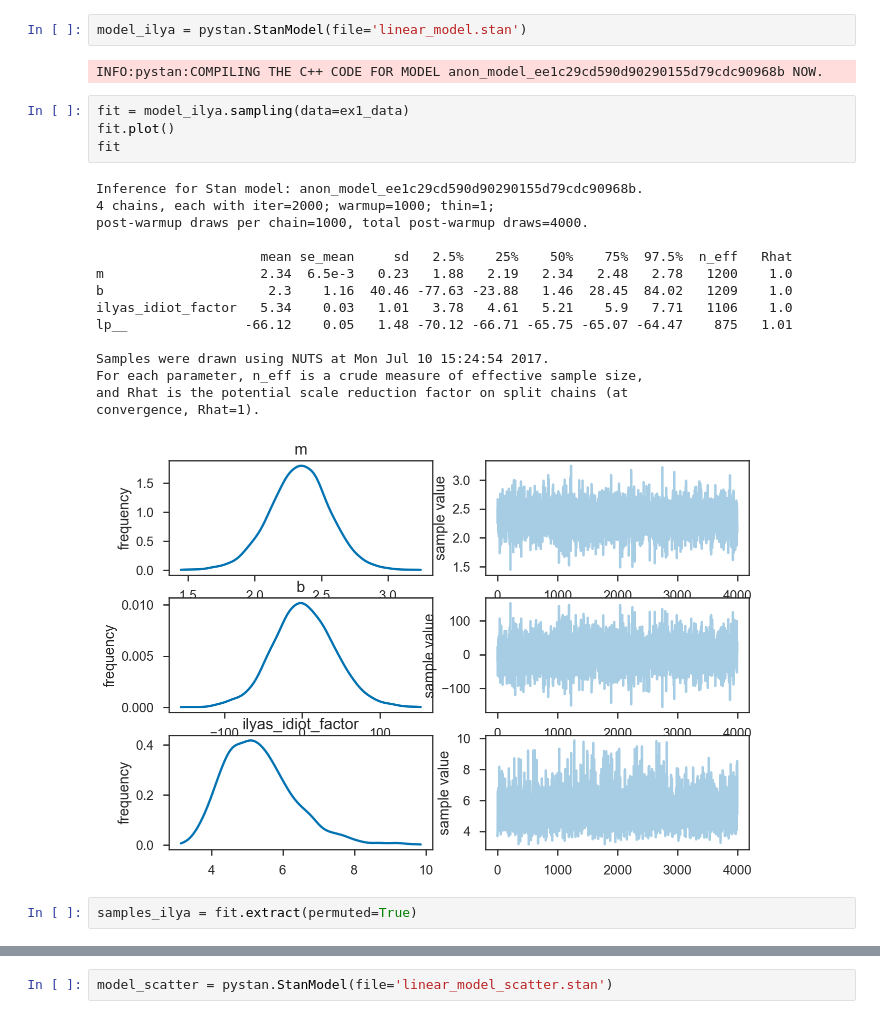
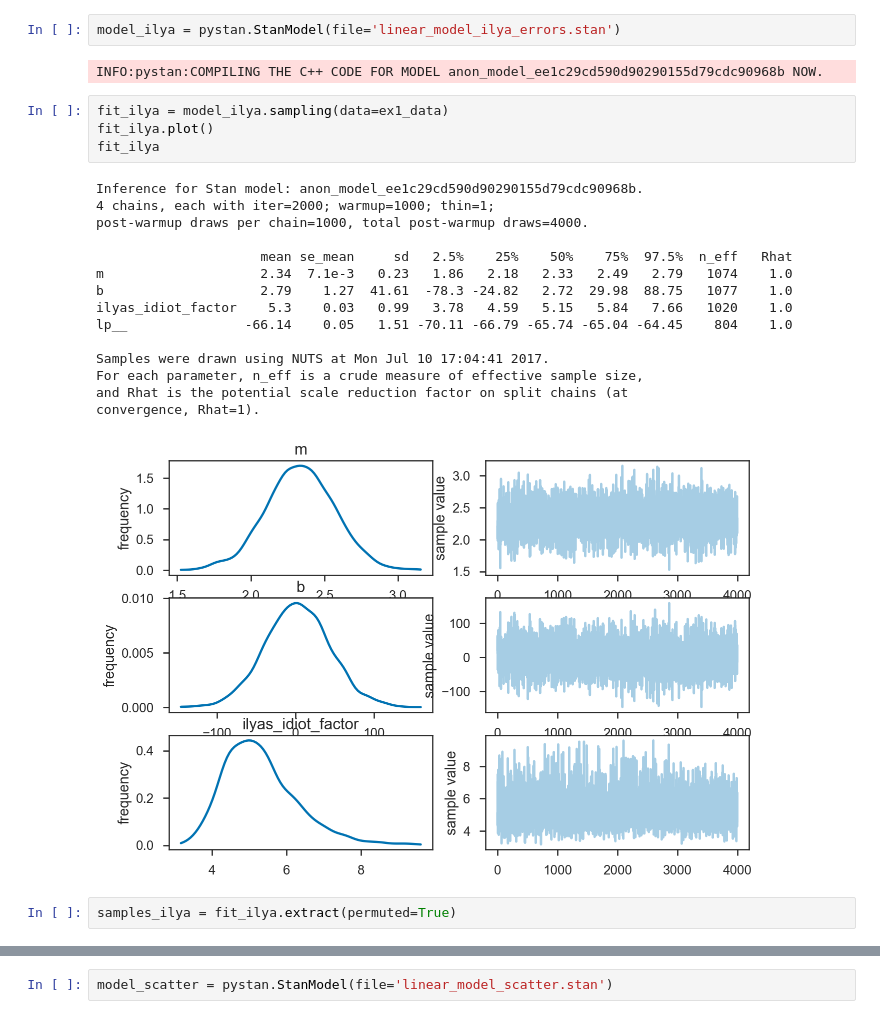
Before and after one commit to farr/GWDataAnalysisSummerSchool, a Jupyter notebook: lecture1/lecture1.ipynb, the cells around one changed output, grey strips where cells are left out. Saved outputs shown, nothing was run; the diff lists cells and outputs as text.

```diff
--- a/lecture1/lecture1.ipynb
+++ b/lecture1/lecture1.ipynb
@@ -146,26 +152,26 @@ Places to go from here:
 # %%
-model_ilya = pystan.StanModel(file='linear_model.stan')
+model_ilya = pystan.StanModel(file='linear_model_ilya_errors.stan')
 # %% [output]
 INFO:pystan:COMPILING THE C++ CODE FOR MODEL anon_model_ee1c29cd590d90290155d79cdc90968b NOW.
 # %%
-fit = model_ilya.sampling(data=ex1_data)
-fit.plot()
-fit
+fit_ilya = model_ilya.sampling(data=ex1_data)
+fit_ilya.plot()
+fit_ilya
 # %% [output]
 Inference for Stan model: anon_model_ee1c29cd590d90290155d79cdc90968b.
 4 chains, each with iter=2000; warmup=1000; thin=1;
 post-warmup draws per chain=1000, total post-warmup draws=4000.
 
                      mean se_mean     sd   2.5%    25%    50%    75%  97.5%  n_eff   Rhat
-m                    2.34  6.5e-3   0.23   1.88   2.19   2.34   2.48   2.78   1200    1.0
-b                     2.3    1.16  40.46 -77.63 -23.88   1.46  28.45  84.02   1209    1.0
-ilyas_idiot_factor   5.34    0.03   1.01   3.78   4.61   5.21    5.9   7.71   1106    1.0
-lp__               -66.12    0.05   1.48 -70.12 -66.71 -65.75 -65.07 -64.47    875   1.01
+m                    2.34  7.1e-3   0.23   1.86   2.18   2.33   2.49   2.79   1074    1.0
+b                    2.79    1.27  41.61  -78.3 -24.82   2.72  29.98  88.75   1077    1.0
+ilyas_idiot_factor    5.3    0.03   0.99   3.78   4.59   5.15   5.84   7.66   1020    1.0
+lp__               -66.14    0.05   1.51 -70.11 -66.79 -65.74 -65.04 -64.45    804    1.0
 
-Samples were drawn using NUTS at Mon Jul 10 15:24:54 2017.
+Samples were drawn using NUTS at Mon Jul 10 17:04:41 2017.
 For each parameter, n_eff is a crude measure of effective sample size,
 and Rhat is the potential scale reduction factor on split chains (at
 convergence, Rhat=1).
-[figure, old version]
+[figure, new version]
 # %%
-samples_ilya = fit.extract(permuted=True)
+samples_ilya = fit_ilya.extract(permuted=True)
```
Also changed, not shown: parts of 28 cells of this notebook, 3 other files.
